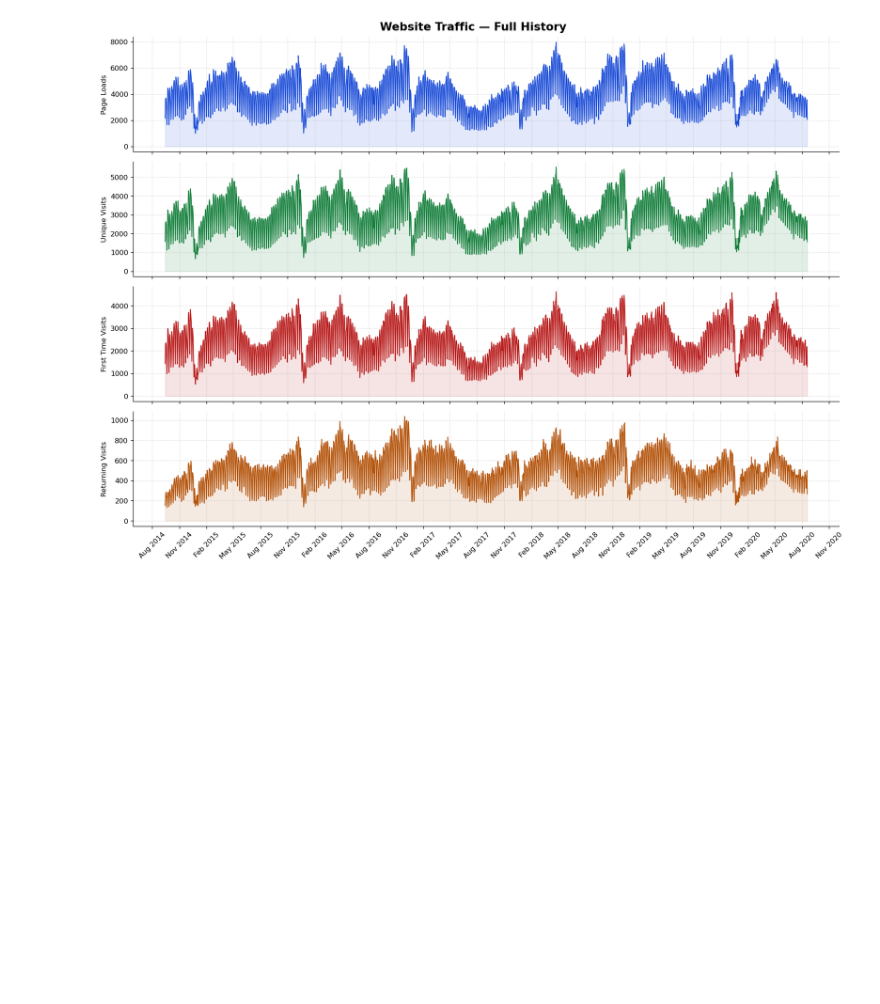
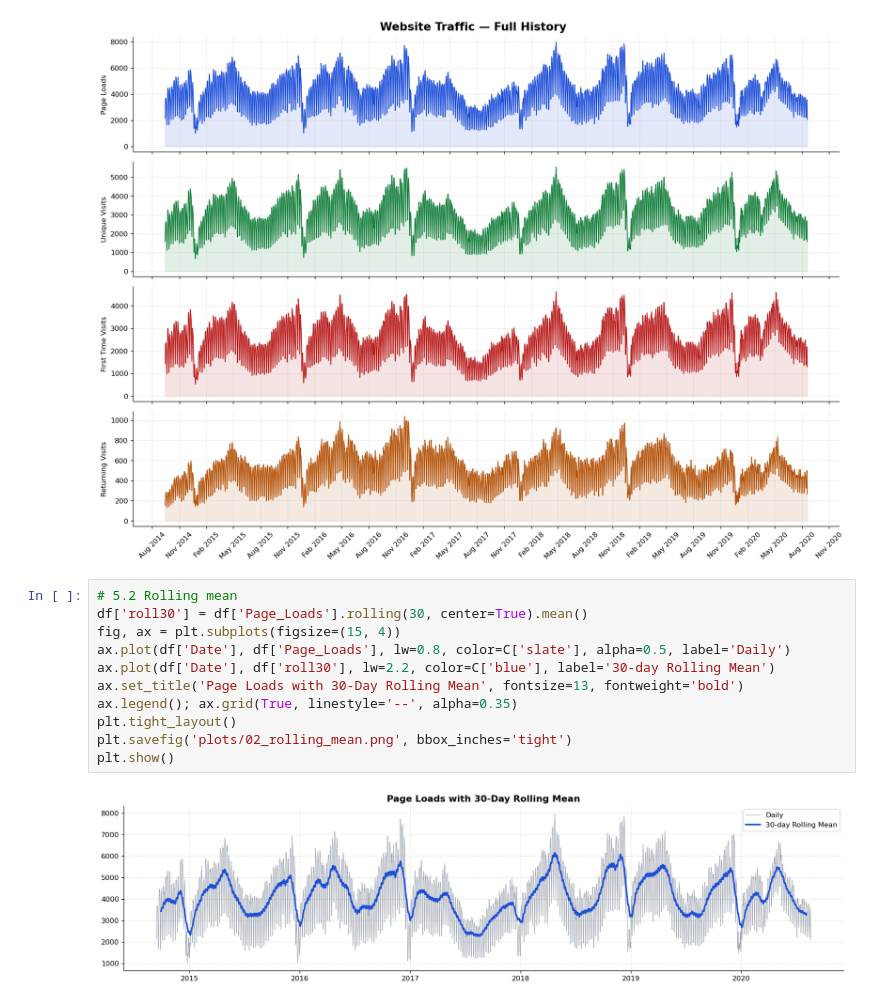
Before and after one commit to afeefanver/Website-Traffic-Forecasting, a Jupyter notebook: EDA(Web Traffic).ipynb, the cells around one changed output. Cells and saved outputs as stored; diff of their text form; blank space fills up the shorter version.

```diff
--- a/EDA(Web Traffic).ipynb
+++ b/EDA(Web Traffic).ipynb
@@ -169,3 +169,16 @@ plt.savefig('plots/01_all_metrics.png', bbox_inches='tight')
 plt.show()
 # %% [output]
 [figure]
+# %%
+# 5.2 Rolling mean
+df['roll30'] = df['Page_Loads'].rolling(30, center=True).mean()
+fig, ax = plt.subplots(figsize=(15, 4))
+ax.plot(df['Date'], df['Page_Loads'], lw=0.8, color=C['slate'], alpha=0.5, label='Daily')
+ax.plot(df['Date'], df['roll30'], lw=2.2, color=C['blue'], label='30-day Rolling Mean')
+ax.set_title('Page Loads with 30-Day Rolling Mean', fontsize=13, fontweight='bold')
+ax.legend(); ax.grid(True, linestyle='--', alpha=0.35)
+plt.tight_layout()
+plt.savefig('plots/02_rolling_mean.png', bbox_inches='tight')
+plt.show()
+# %% [output]
+[figure, added]
```
Also changed, not shown: parts of 2 cells of this notebook.
